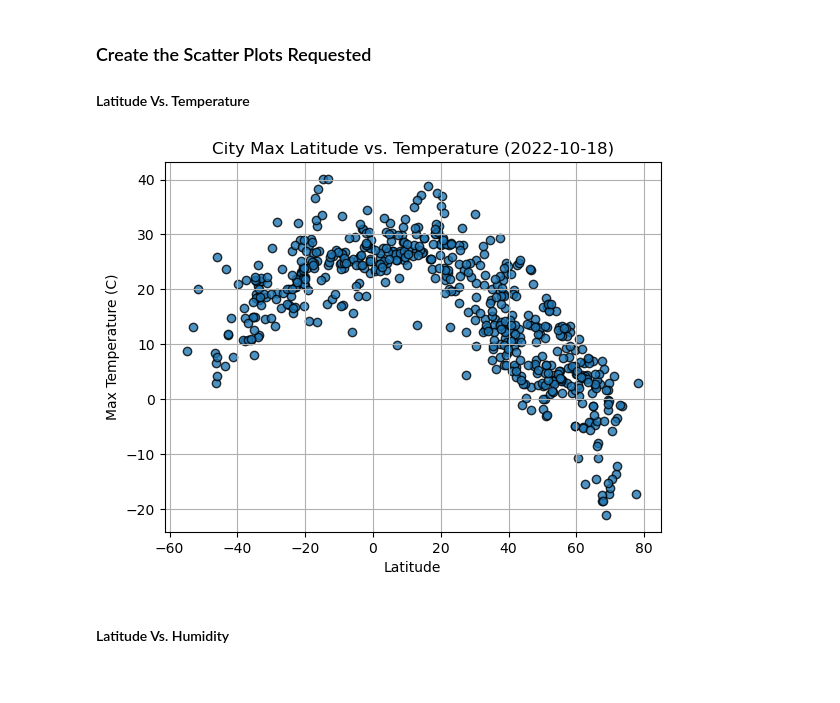
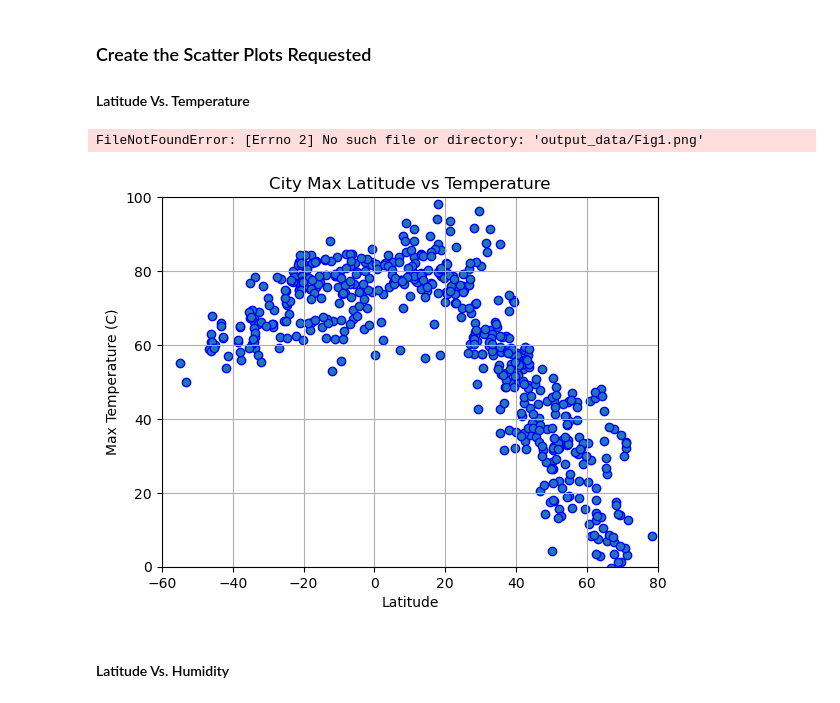
Before and after one commit to jbarbs44/python-api-challange, a Jupyter notebook: WeatherPy/WeatherPy.ipynb, the cells around one changed output. Cells and saved outputs as stored; diff of their text form; code cells hidden in the pictures.

```diff
--- a/WeatherPy/WeatherPy.ipynb
+++ b/WeatherPy/WeatherPy.ipynb
@@ -191,18 +243,23 @@ city_data_df.head()
 #### Latitude Vs. Temperature
 # %%
 # Build scatter plot for latitude vs. temperature
-# YOUR CODE HERE
+plt.scatter(city_data_df["Lat"], city_data_df["Max Temp"], edgecolors ="b")
 
 # Incorporate the other graph properties
-# YOUR CODE HERE
-
+plt.title("City Max Latitude vs Temperature")
+plt.xlabel("Latitude")
+plt.ylabel("Max Temperature (C)")
+plt.xlim(-60,80)
+plt.ylim(0,100)
+plt.grid(True)
 # Save the figure
 plt.savefig("output_data/Fig1.png")
 
 # Show plot
 plt.show()
 # %% [output]
+FileNotFoundError: [Errno 2] No such file or directory: 'output_data/Fig1.png'
-[figure, old version]
+[figure, new version]
 # %% [markdown]
 #### Latitude Vs. Humidity
 # %%
```
Also changed, not shown: parts of 29 cells of this notebook.
